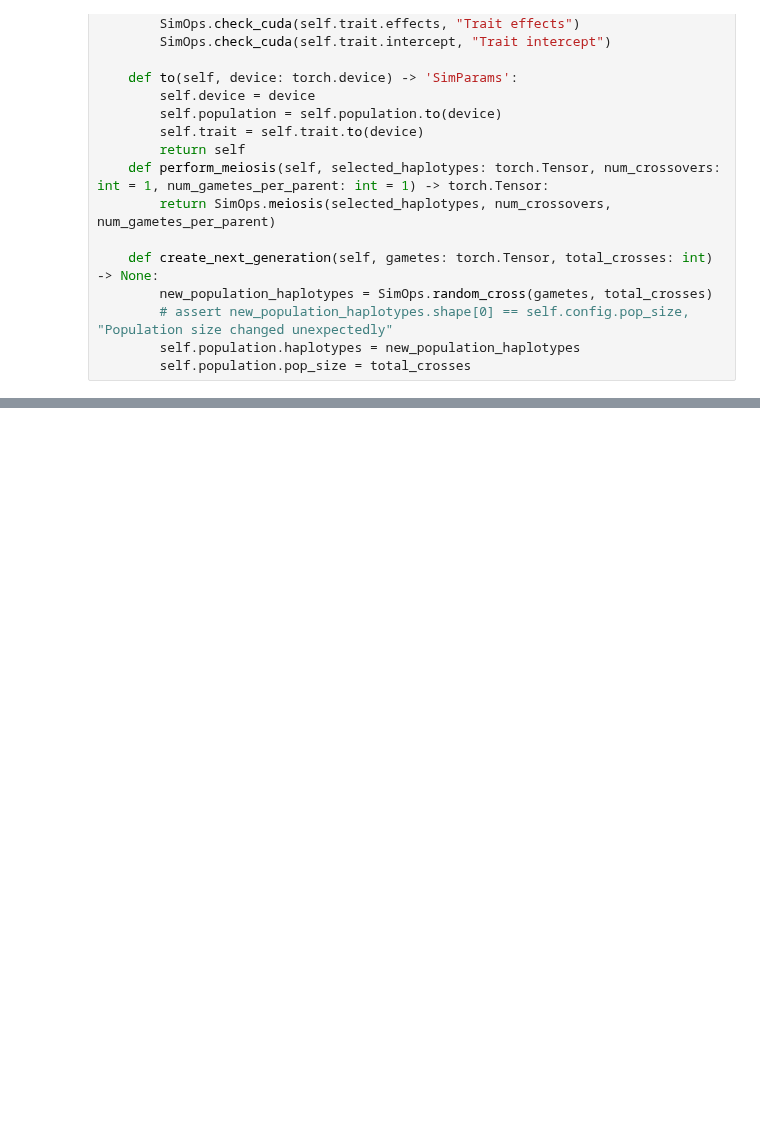
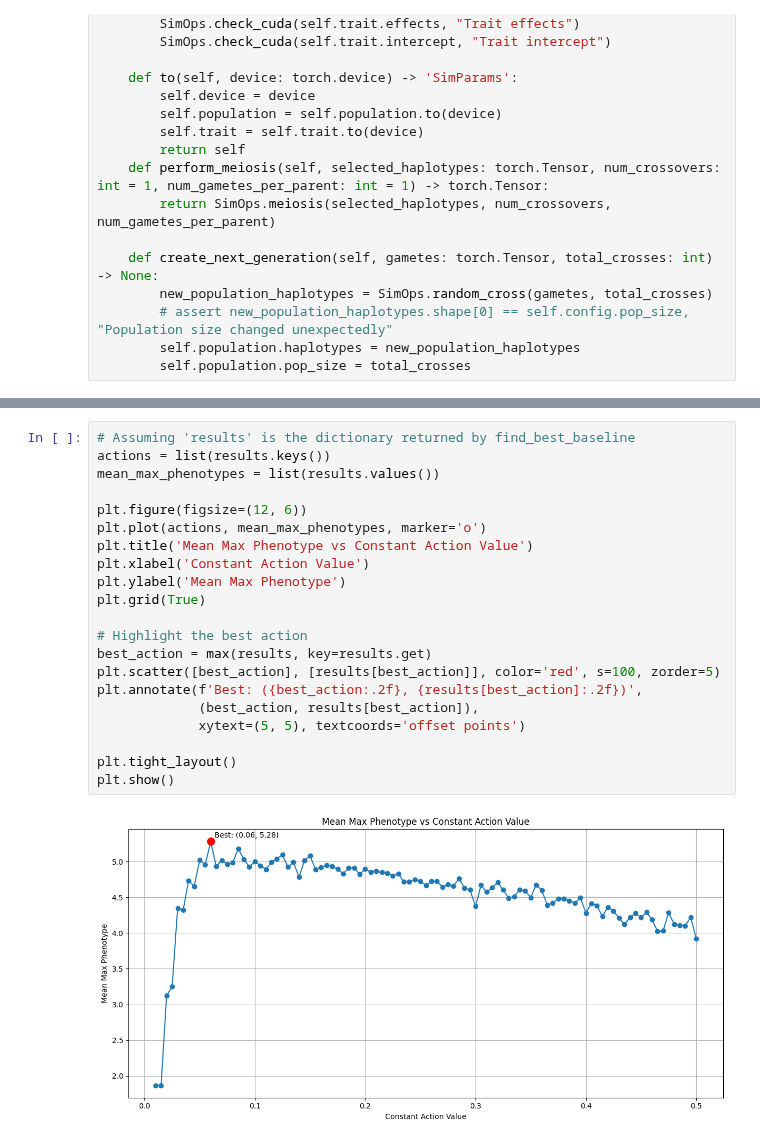
Before and after one commit to cjGO/ChewC, a Jupyter notebook: dev_nbs/ChewCuda.ipynb, the cells around one changed output, grey strips where cells are left out. Saved outputs shown, nothing was run; the diff lists cells and outputs as text; blank space fills up the shorter version.

```diff
--- a/dev_nbs/ChewCuda.ipynb
+++ b/dev_nbs/ChewCuda.ipynb
@@ -361,0 +512,23 @@ class CustomCallback(BaseCallback):
+# %%
+# Assuming 'results' is the dictionary returned by find_best_baseline
+actions = list(results.keys())
+mean_max_phenotypes = list(results.values())
+
+plt.figure(figsize=(12, 6))
+plt.plot(actions, mean_max_phenotypes, marker='o')
+plt.title('Mean Max Phenotype vs Constant Action Value')
+plt.xlabel('Constant Action Value')
+plt.ylabel('Mean Max Phenotype')
+plt.grid(True)
+
+# Highlight the best action
+best_action = max(results, key=results.get)
+plt.scatter([best_action], [results[best_action]], color='red', s=100, zorder=5)
+plt.annotate(f'Best: ({best_action:.2f}, {results[best_action]:.2f})',
+             (best_action, results[best_action]),
+             xytext=(5, 5), textcoords='offset points')
+
+plt.tight_layout()
+plt.show()
+# %% [output]
+[figure, added]
```
Also changed, not shown: parts of 10 cells of this notebook.
